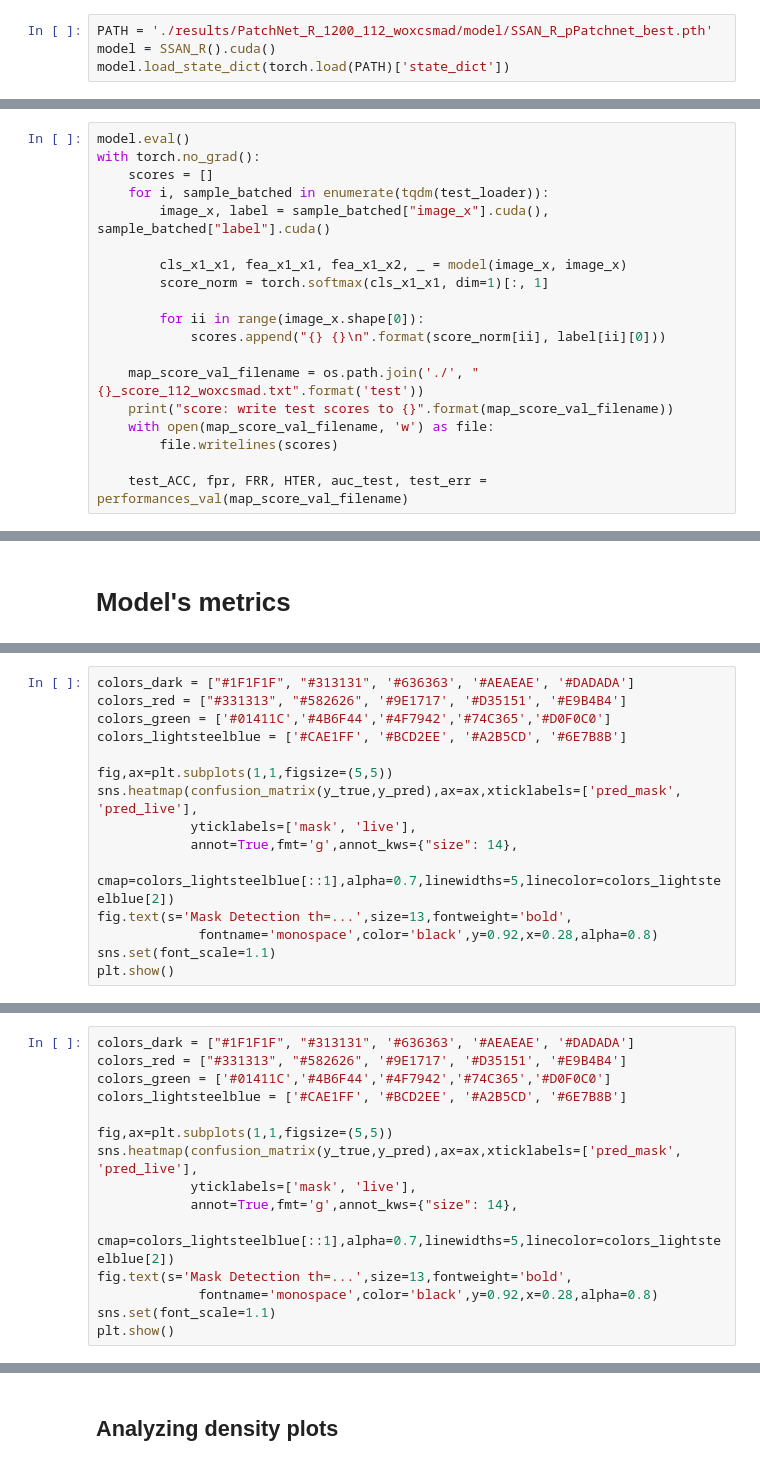
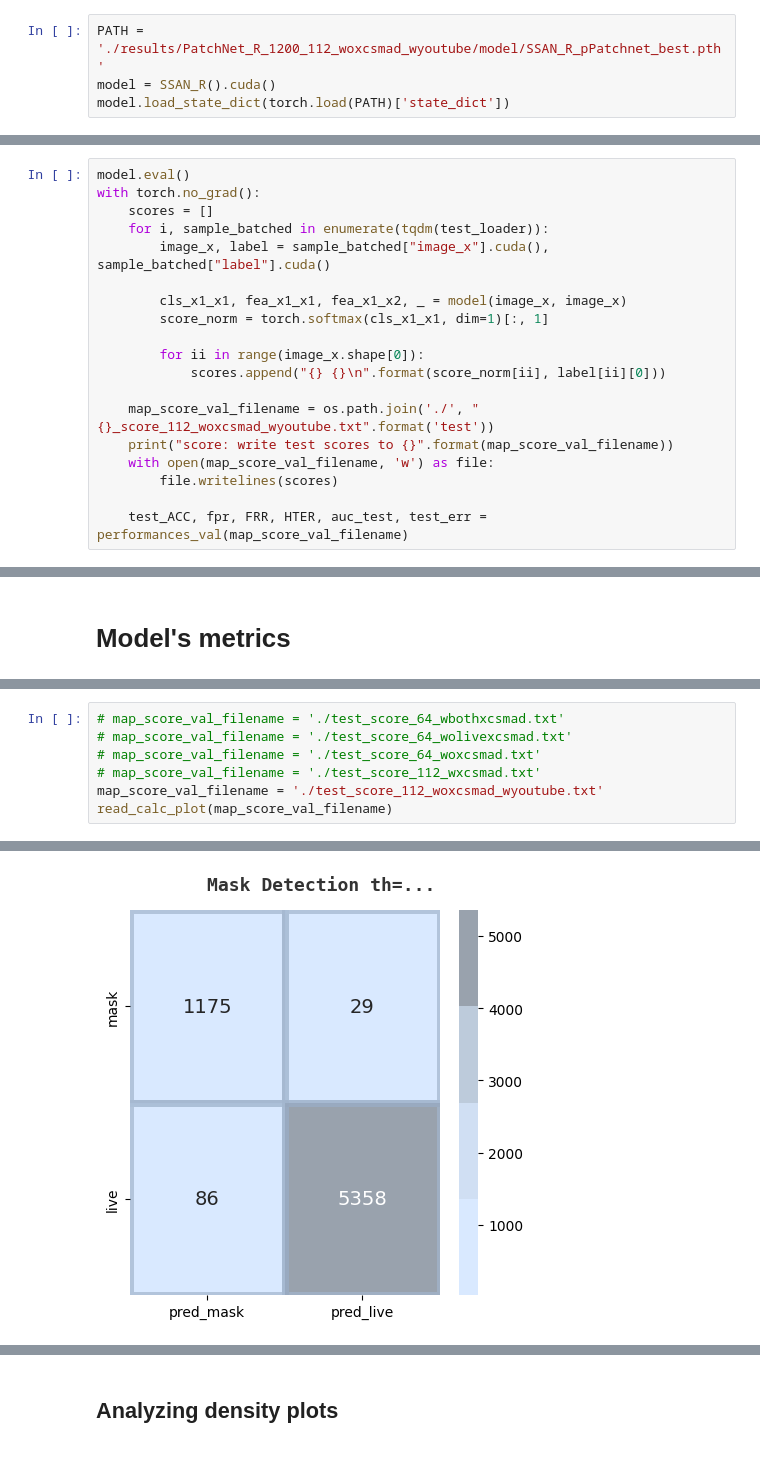
Before and after one commit to biometrickz/SSAN, a Jupyter notebook: Untitled.ipynb, the cells around one changed output, grey strips where cells are left out. Saved outputs shown, nothing was run; the diff lists cells and outputs as text.

```diff
--- a/Untitled.ipynb
+++ b/Untitled.ipynb
@@ -176,7 +155,7 @@ map_size = 32
 batch_size = 256
 num_workers = 8
 # %%
-PATH = './results/PatchNet_R_1200_112_woxcsmad/model/SSAN_R_pPatchnet_best.pth'
+PATH = './results/PatchNet_R_1200_112_woxcsmad_wyoutube/model/SSAN_R_pPatchnet_best.pth'
 model = SSAN_R().cuda()
 model.load_state_dict(torch.load(PATH)['state_dict'])
 # %% [output]
@@ -201,7 +180,7 @@ with torch.no_grad():
         for ii in range(image_x.shape[0]):
             scores.append("{} {}\n".format(score_norm[ii], label[ii][0]))
 
-    map_score_val_filename = os.path.join('./', "{}_score_112_woxcsmad.txt".format('test'))
+    map_score_val_filename = os.path.join('./', "{}_score_112_woxcsmad_wyoutube.txt".format('test'))
     print("score: write test scores to {}".format(map_score_val_filename))
     with open(map_score_val_filename, 'w') as file:
         file.writelines(scores)
@@ -375,15 +340,0 @@ metrics
-# %%
-colors_dark = ["#1F1F1F", "#313131", '#636363', '#AEAEAE', '#DADADA']
-colors_red = ["#331313", "#582626", '#9E1717', '#D35151', '#E9B4B4']
-colors_green = ['#01411C','#4B6F44','#4F7942','#74C365','#D0F0C0']
-colors_lightsteelblue = ['#CAE1FF', '#BCD2EE', '#A2B5CD', '#6E7B8B']
-
-fig,ax=plt.subplots(1,1,figsize=(5,5))
-sns.heatmap(confusion_matrix(y_true,y_pred),ax=ax,xticklabels=['pred_mask', 'pred_live'],
-            yticklabels=['mask', 'live'],
-            annot=True,fmt='g',annot_kws={"size": 14},
-           cmap=colors_lightsteelblue[::1],alpha=0.7,linewidths=5,linecolor=colors_lightsteelblue[2])
-fig.text(s='Mask Detection th=...',size=13,fontweight='bold',
-             fontname='monospace',color='black',y=0.92,x=0.28,alpha=0.8)
-sns.set(font_scale=1.1)
-plt.show()
@@ -407,15 +340,0 @@ metrics
-# %%
-colors_dark = ["#1F1F1F", "#313131", '#636363', '#AEAEAE', '#DADADA']
-colors_red = ["#331313", "#582626", '#9E1717', '#D35151', '#E9B4B4']
-colors_green = ['#01411C','#4B6F44','#4F7942','#74C365','#D0F0C0']
-colors_lightsteelblue = ['#CAE1FF', '#BCD2EE', '#A2B5CD', '#6E7B8B']
-
-fig,ax=plt.subplots(1,1,figsize=(5,5))
-sns.heatmap(confusion_matrix(y_true,y_pred),ax=ax,xticklabels=['pred_mask', 'pred_live'],
-            yticklabels=['mask', 'live'],
-            annot=True,fmt='g',annot_kws={"size": 14},
-           cmap=colors_lightsteelblue[::1],alpha=0.7,linewidths=5,linecolor=colors_lightsteelblue[2])
-fig.text(s='Mask Detection th=...',size=13,fontweight='bold',
-             fontname='monospace',color='black',y=0.92,x=0.28,alpha=0.8)
-sns.set(font_scale=1.1)
-plt.show()
@@ -476,0 +341,8 @@ Best Gini index: 0.9648282360293023
+# %%
+# map_score_val_filename = './test_score_64_wbothxcsmad.txt'
+# map_score_val_filename = './test_score_64_wolivexcsmad.txt'
+# map_score_val_filename = './test_score_64_woxcsmad.txt'
+# map_score_val_filename = './test_score_112_wxcsmad.txt'
+map_score_val_filename = './test_score_112_woxcsmad_wyoutube.txt'
+read_calc_plot(map_score_val_filename)
+# %% [output]
@@ -476,0 +353 @@ Best Gini index: 0.9648282360293023
+[figure, added]
```
Also changed, not shown: parts of 23 cells of this notebook, 1 other file.
